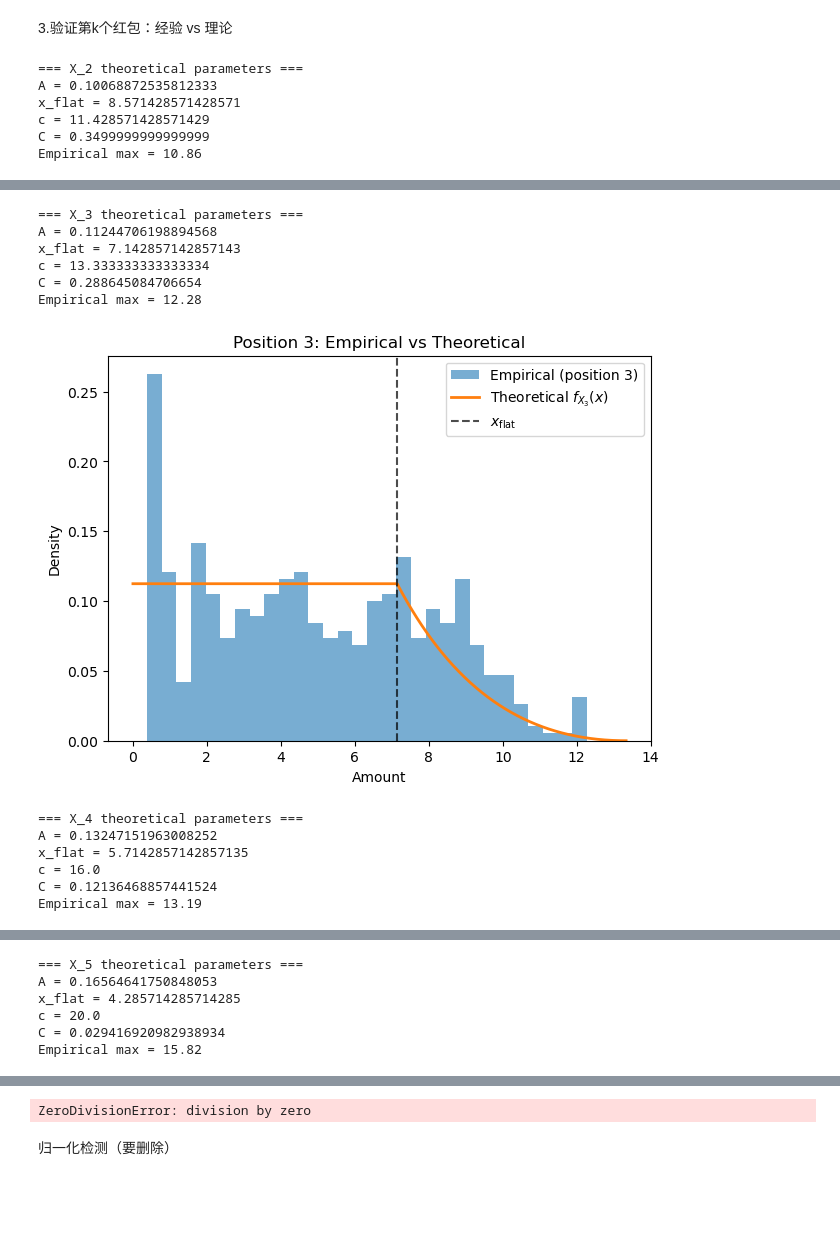
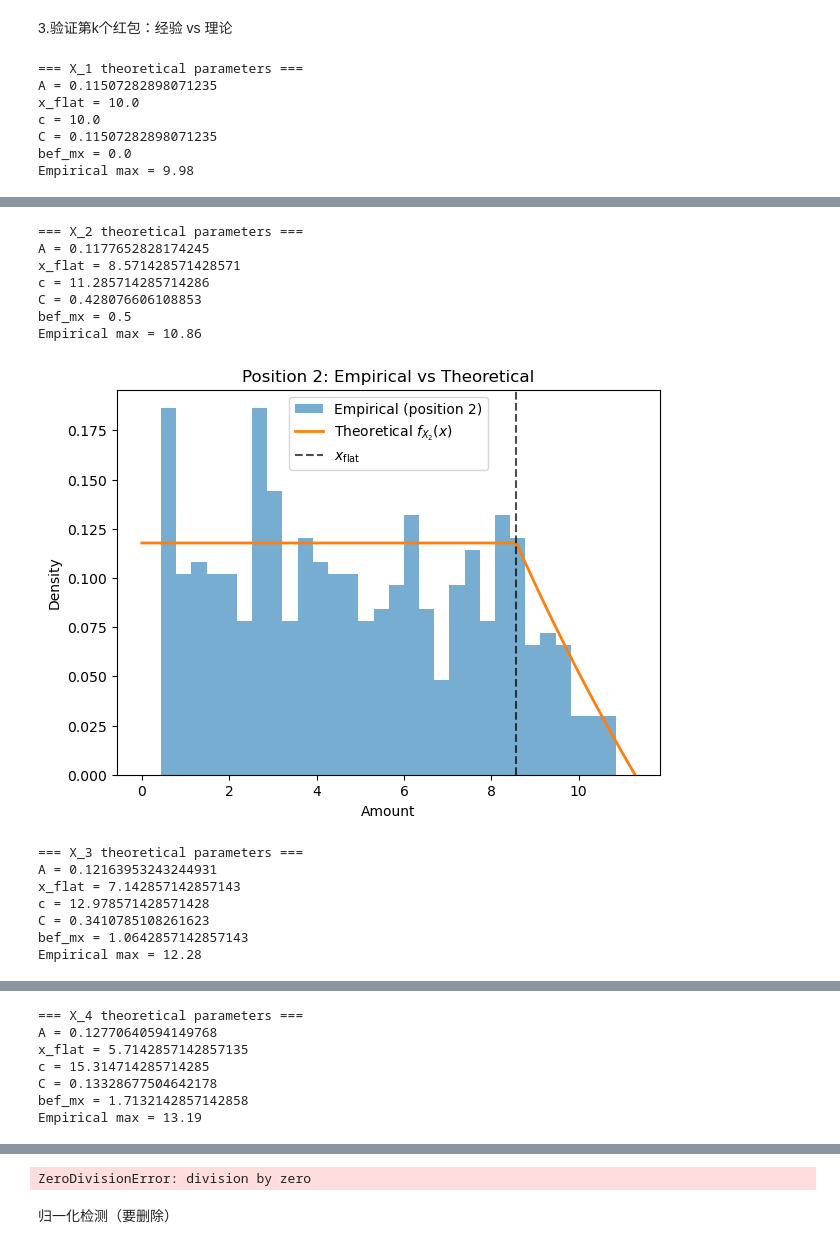
Before and after one commit to WjNaG2/SI140-RedEnvelope, a Jupyter notebook: verify.ipynb, the cells around one changed output, grey strips where cells are left out. Drawn from its saved outputs; the diff is of its cells as text; code cells hidden in the pictures; blank space fills up the shorter version.

```diff
--- a/verify.ipynb
+++ b/verify.ipynb
@@ -17,7 +17,7 @@ import numpy as np
 # 假设:
 # 行 = 实验次数
 # 列 = 位次 (第1个抢到的人, 第2个, ...)
-df = pd.read_csv("envelopes.csv")
+df = pd.read_csv("data/real_480.csv")
 
 # Skip the 'Trial' column (first column)
 df_data = df.iloc[:, 1:]
@@ -308,7 +308,7 @@ import matplotlib.pyplot as plt
 x2_data = df.iloc[:-1, 2].values
 
 n = df.shape[1]-1                      # 人数
-m = df.sum(axis=1, numeric_only=True).iloc[1]  # 总金额（从第一行取得）
+m = df.sum(axis=1, numeric_only=True).iloc[1] - 2  # 总金额（从第一行取得）
 print("Total amount m =", m)
 print("Participant Number n=", n)
 print("Max empirical X2 =", x2_data.max())
@@ -322,15 +322,16 @@ def f_X2(x, n, m):
     x = np.asarray(x)
     pdf = np.zeros_like(x, dtype=float)
 
+    m_new = m - 0.1 * m / n #保底机制修正
     a = 2 * m * (n - 2) / (n * (n - 1))
-    b = 2 * m / (n - 1)
-    c = n * (n - 1) / (4 * m)
+    b = 2 * m_new / (n - 1)
+    c = n * (n - 1) / (4 * m_new)
 
     mask1 = (x >= 0) & (x <= a)
     pdf[mask1] = c * np.log(n / (n - 2))
 
     mask2 = (x > a) & (x <= b)
-    pdf[mask2] = c * np.log((2 * m) / ((n - 1) * x[mask2]) )
+    pdf[mask2] = c * np.log((2 * m_new) / ((n - 1) * x[mask2]) )
 
     print("A=",c * np.log(n / (n - 2)))
     print("x_flat=",a)
@@ -699,7 +703,7 @@ def f_Xk(x, k, n, m):
     x = np.asarray(x)
     pdf = np.zeros_like(x, dtype=float)
 
-    A, x_flat, C, c = theoretical_params_Xk(k, n, m)
+    A, x_flat, C, c, bef_mx = theoretical_params_Xk(k, n, m)
 
     mask1 = (x >= 0) & (x <= x_flat)
     pdf[mask1] = A
@@ -716,15 +720,16 @@ def validate_Xk(df, k, bins=30):
     xk_data = df.iloc[:-1, k].values
 
     n = df.shape[1] - 1
-    m = df.sum(axis=1, numeric_only=True).iloc[1]
+    m = df.sum(axis=1, numeric_only=True).iloc[1] - 2
 
-    A, x_flat, C, c = theoretical_params_Xk(k, n, m)
+    A, x_flat, C, c, bef_mx = theoretical_params_Xk(k, n, m)
 
     print(f"=== X_{k} theoretical parameters ===")
     print("A =", A)
     print("x_flat =", x_flat)
     print("c =", c)
     print("C =", C)
+    print("bef_mx =", bef_mx)
     print("Empirical max =", xk_data.max())
 
     x_grid = np.linspace(0, c, 600)
@@ -754,19 +759,18 @@ def validate_Xk(df, k, bins=30):
     plt.legend()
     plt.show()
 # %%
+validate_Xk(df, k=1)
 validate_Xk(df, k=2)
 validate_Xk(df, k=3)
 validate_Xk(df, k=4)
 validate_Xk(df, k=5)
 validate_Xk(df, k=6)
 validate_Xk(df, k=7)
-validate_Xk(df, k=8)
-validate_Xk(df, k=9)
-validate_Xk(df, k=10)
 # %% [output]
-=== X_2 theoretical parameters ===
-A = 0.10068872535812333
-x_flat = 8.571428571428571
-c = 11.428571428571429
-C = 0.3499999999999999
-Empirical max = 10.86
+=== X_1 theoretical parameters ===
+A = 0.11507282898071235
+x_flat = 10.0
+c = 10.0
+C = 0.11507282898071235
+bef_mx = 0.0
+Empirical max = 9.98
@@ -774,13 +778,15 @@ Empirical max = 10.86
-=== X_3 theoretical parameters ===
-A = 0.11244706198894568
-x_flat = 7.142857142857143
-c = 13.333333333333334
-C = 0.288645084706654
-Empirical max = 12.28
+=== X_2 theoretical parameters ===
+A = 0.1177652828174245
+x_flat = 8.571428571428571
+c = 11.285714285714286
+C = 0.428076606108853
+bef_mx = 0.5
+Empirical max = 10.86
-[figure, old version]
+[figure, new version]
-=== X_4 theoretical parameters ===
-A = 0.13247151963008252
-x_flat = 5.7142857142857135
-c = 16.0
-C = 0.12136468857441524
-Empirical max = 13.19
+=== X_3 theoretical parameters ===
+A = 0.12163953243244931
+x_flat = 7.142857142857143
+c = 12.978571428571428
+C = 0.3410785108261623
+bef_mx = 1.0642857142857143
+Empirical max = 12.28
@@ -788,6 +794,7 @@ Empirical max = 13.19
-=== X_5 theoretical parameters ===
-A = 0.16564641750848053
-x_flat = 4.285714285714285
-c = 20.0
-C = 0.029416920982938934
-Empirical max = 15.82
+=== X_4 theoretical parameters ===
+A = 0.12770640594149768
+x_flat = 5.7142857142857135
+c = 15.314714285714285
+C = 0.13328677504642178
+bef_mx = 1.7132142857142858
+Empirical max = 13.19
```
Also changed, not shown: parts of 5 cells of this notebook, 3 other files.
